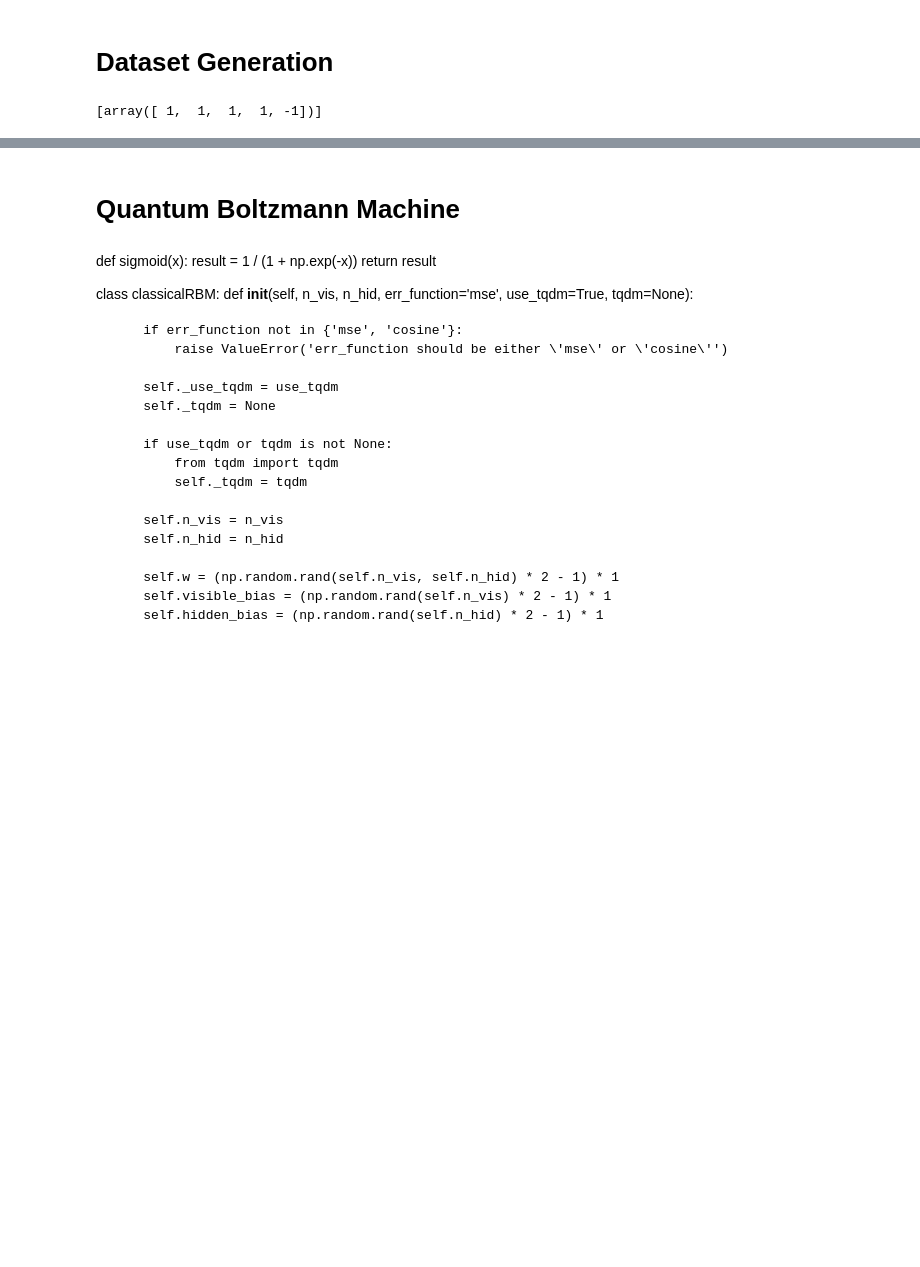
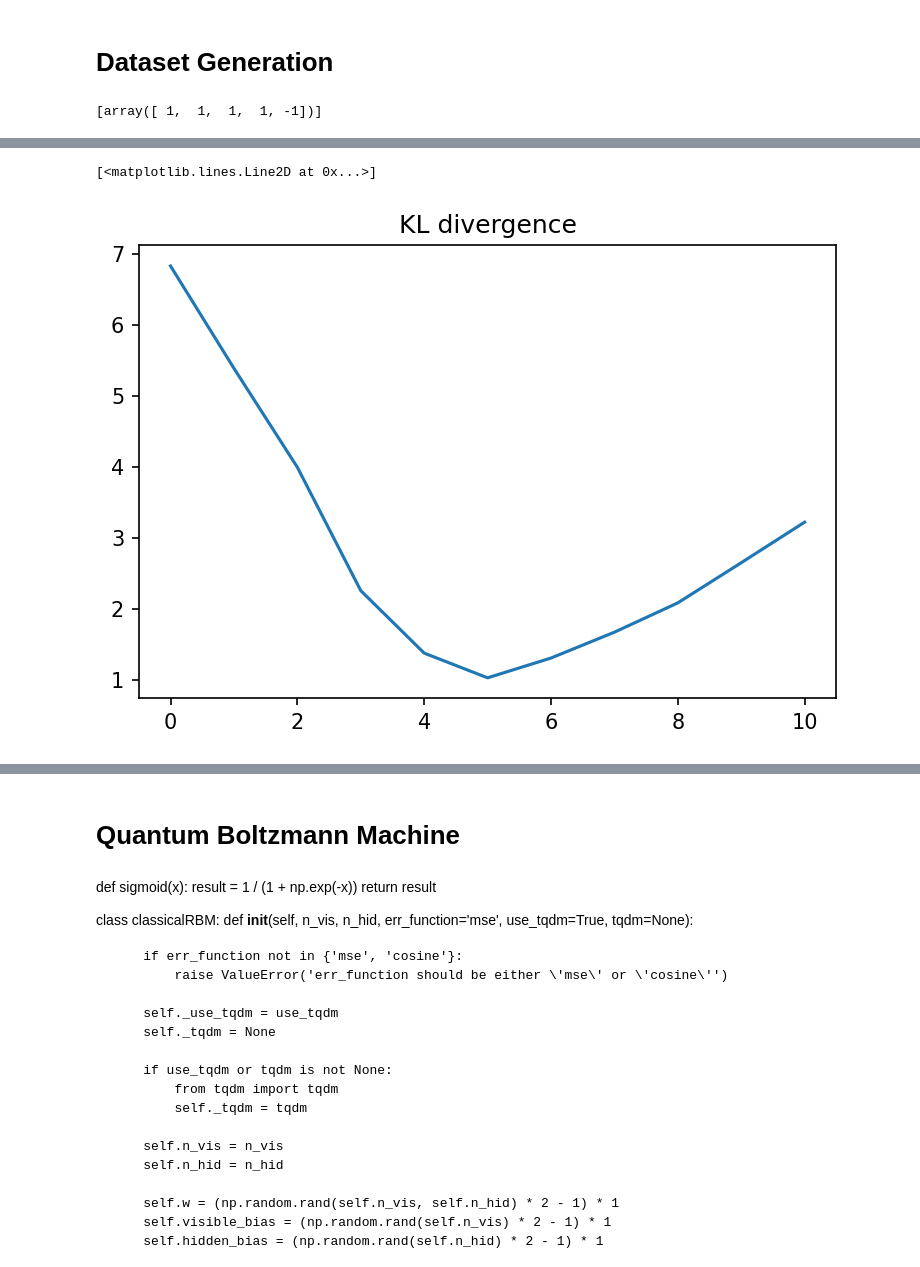
Before and after one commit to haoyudoingthings/QBM, a Jupyter notebook: Boltzmann-Machine.ipynb, the cells around one changed output, grey strips where cells are left out. Drawn from its saved outputs; the diff is of its cells as text; code cells hidden in the pictures; blank space fills up the shorter version.

```diff
--- a/Boltzmann-Machine.ipynb
+++ b/Boltzmann-Machine.ipynb
@@ -112 +103,8 @@ plt.bar(histo_cat, histo_data)
+# %%
+plt.figure(dpi=150)
+plt.title('KL divergence')
+plt.plot(KL_history)
+# %% [output]
+[<matplotlib.lines.Line2D at 0x...>]
+[figure, added]
 # %%
```
Also changed, not shown: parts of 10 cells of this notebook.
